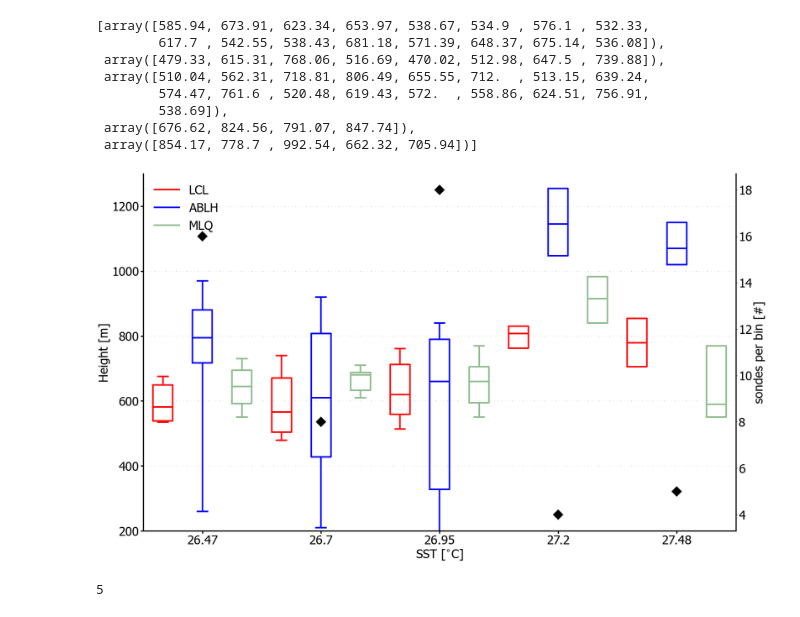
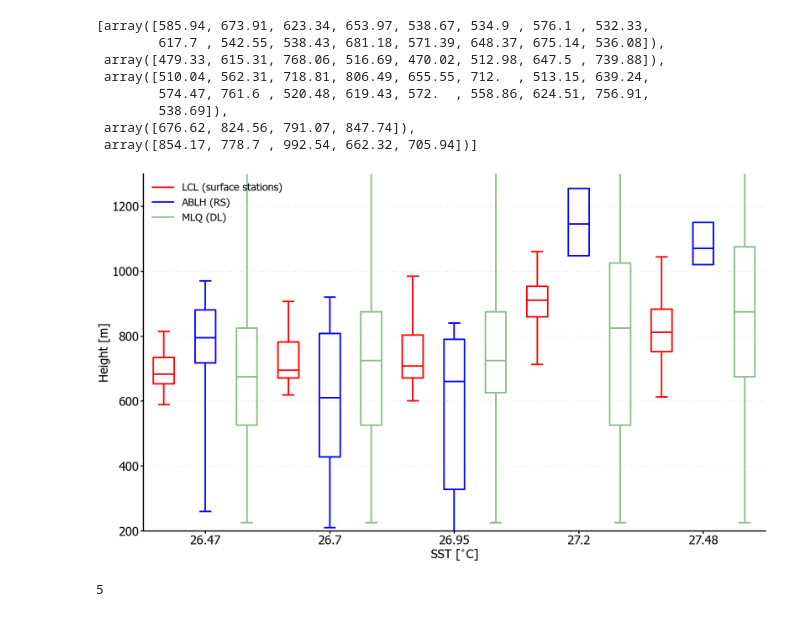
Before and after one commit to ClauClouds/SST-impact, a Jupyter notebook: plot_radiosonde_binned_vs_sst_data.ipynb, the cells around one changed output. Cells and saved outputs as stored; diff of their text form; code cells hidden in the pictures.

Commit message:
redo of wiskers plot with MLQ from DL, LCL from surf and ABLH from RS

```diff
--- a/plot_radiosonde_binned_vs_sst_data.ipynb
+++ b/plot_radiosonde_binned_vs_sst_data.ipynb
@@ -43,3 +43,8 @@ RS_atalante_Data_new = xr.open_dataset(path_RS_postprocessed_data+'radiosondes_a
 # reading data produced after reviewer's comment
 q_data_review = xr.open_dataset(('/Volumes/Extreme SSD/work/006_projects/001_Prec_Trade_Cycle/post_processed_data/q_data_comment_reviewer.nc'))
 q_raw = xr.open_dataset(('/Volumes/Extreme SSD/work/006_projects/001_Prec_Trade_Cycle/post_processed_data/q_file_review.nc'))
+
+
+# reading mixing ratio averaged profiles over sst from DL
+dataset_mr = xr.open_dataset('/Volumes/Extreme SSD/work/006_projects/001_Prec_Trade_Cycle/post_processed_data/binned_sst/arthus_all_MR.nc')
+dataset_averaged_on_sst =xr.open_dataset('/Volumes/Extreme SSD/work/006_projects/001_Prec_Trade_Cycle/post_processed_data/binned_sst/arthus_binned_MR_coarser_sst.nc')
@@ -214,3 +206,7 @@ Data variables:
     ta          (height) float32 nan nan nan nan 299.4212 ... nan nan nan nan
     theta_v     (height) float64 nan nan nan nan 301.5 ... nan nan nan nan nan
     theta       (height) float32 nan nan nan nan 298.4896 ... nan nan nan nan
+# %%
+# calculating LCL distributions for each bin in SST using surface measurements
+LCL_data = xr.open_dataset('/Volumes/Extreme SSD/ship_motion_correction_merian/ship_data/new/LCL_dataset.nc')
+LCL_data
@@ -333,55 +455,55 @@ pos_s = [n_ins_plus*k + 1 for k in range(n_groups)]
 
 # BOXPLOT: whis = [5, 95] # to have 5th and 95th percentile as whiskers
 # LCL
-bp_plot_s = ax1.boxplot(lcl_binned, sym='', positions=pos_s, whis=whis_lims, widths=0.5)
+bp_plot_s = ax1.boxplot(LCL_BINS, sym='', positions=pos_s, whis=whis_lims, widths=0.5)
 # PBLH
 bp_plot_h = ax1.boxplot(pblh_binned, sym='', positions=pos_h, whis=whis_lims, widths=0.5)
-bp_plot_q = ax1.boxplot(q_binned_list, sym='', positions=pos_q, whis=whis_lims, widths=0.5)
+bp_plot_q = ax1.boxplot(MLQ, sym='', positions=pos_q, whis=whis_lims, widths=0.5)
 
 make_boxplot_great_again(bp_plot_s, col='red')
 make_boxplot_great_again(bp_plot_h, col='blue')
 make_boxplot_great_again(bp_plot_q, col='darkseagreen')
 
 # create dummy plots for legend:
-ax1.plot([np.nan, np.nan], [np.nan, np.nan], linewidth=4.0, color='red', label='LCL')
-ax1.plot([np.nan, np.nan], [np.nan, np.nan], linewidth=4.0, color='blue', label='ABLH')
-ax1.plot([np.nan, np.nan], [np.nan, np.nan], linewidth=4.0, color='darkseagreen', label='MLQ')
+ax1.plot([np.nan, np.nan], [np.nan, np.nan], linewidth=4.0, color='red', label='LCL (surface stations)')
+ax1.plot([np.nan, np.nan], [np.nan, np.nan], linewidth=4.0, color='blue', label='ABLH (RS)')
+ax1.plot([np.nan, np.nan], [np.nan, np.nan], linewidth=4.0, color='darkseagreen', label='MLQ (DL)')
 
 # # legend:
 iwv_leg_handles, iwv_leg_labels = ax1.get_legend_handles_labels()
-ax1.legend(handles=iwv_leg_handles, labels=iwv_leg_labels, loc='upper left', fontsize=fs,
+ax1.legend(handles=iwv_leg_handles, labels=iwv_leg_labels, loc='upper left', fontsize=fs-5,
                 framealpha=1.0, frameon=False)
 
 # set axis limits and labels:
 ax1.set_ylim(bottom=axlim[0], top=axlim[1])
 ax1.set_ylabel("Height [m]", fontsize=fs)
 ax1.set_xlabel("SST [$^{\circ}$C]", fontsize=fs)
 
 #ax1[0].set_title("Integrated Water Vapour (IWV) during MOSAiC: October 2019 - October 2020", fontsize=fs)
 #ax1.text(-0.05, 1.1, 'mean ABL height and LCL calculated from radiosondes averaged over SST bins',  fontweight='black', fontsize=fontSizeX, transform=ax1.transAxes)
 ax1.set_xticks(pos_h)
 ax1.set_xticklabels(labels_bp)
 ax1.tick_params(axis='both', labelsize=fs)
 ax1.grid(which='major', axis='y', color=(0.5,0.5,0.5), alpha=0.8, linestyle=(0, (3, 10, 1, 10, 1, 10)))
 
 filled_marker_style = dict(marker='D', linestyle=':', s=350,
                            color='black')
-ax2 = ax1.twinx()
-ax2.scatter(pos_h, n_sondes_per_bin, **filled_marker_style)
-ax2.spines["top"].set_visible(False)
-ax2.spines["right"].set_linewidth(3)
+#x2 = ax1.twinx()
+#ax2.scatter(pos_h, n_sondes_per_bin, **filled_marker_style)
+#ax2.spines["top"].set_visible(False)
+#ax2.spines["right"].set_linewidth(3)
 #ax2.spines["right"].set_visible(False)
-ax2.spines["left"].set_linewidth(3)
+#ax2.spines["left"].set_linewidth(3)
 #ax1.xaxis.set_minor_locator(ticker.AutoMinorLocator(n=5))
 ax1.tick_params(which='minor', length=5, width=2)
 ax1.tick_params(which='major', length=7, width=3)
 #ax1.xaxis.set_minor_locator(ticker.AutoMinorLocator(n=5))
-ax2.tick_params(axis='both', labelsize=dict_plot_settings['labelsizeaxes'])
-ax2.set_ylabel("sondes per bin [#]", fontsize=fs)
+#ax2.tick_params(axis='both', labelsize=dict_plot_settings['labelsizeaxes'])
+#ax2.set_ylabel("sondes per bin [#]", fontsize=fs)
 
 fig.savefig(path_plot+'wisker_lcl_pblh_R1.png')
 # %% [output]
-[figure, old version]
+[figure, new version]
 # %%
 np.sum(n_sondes_per_bin[-2:])
 # %% [output]
```
Also changed, not shown: parts of 8 cells of this notebook.
